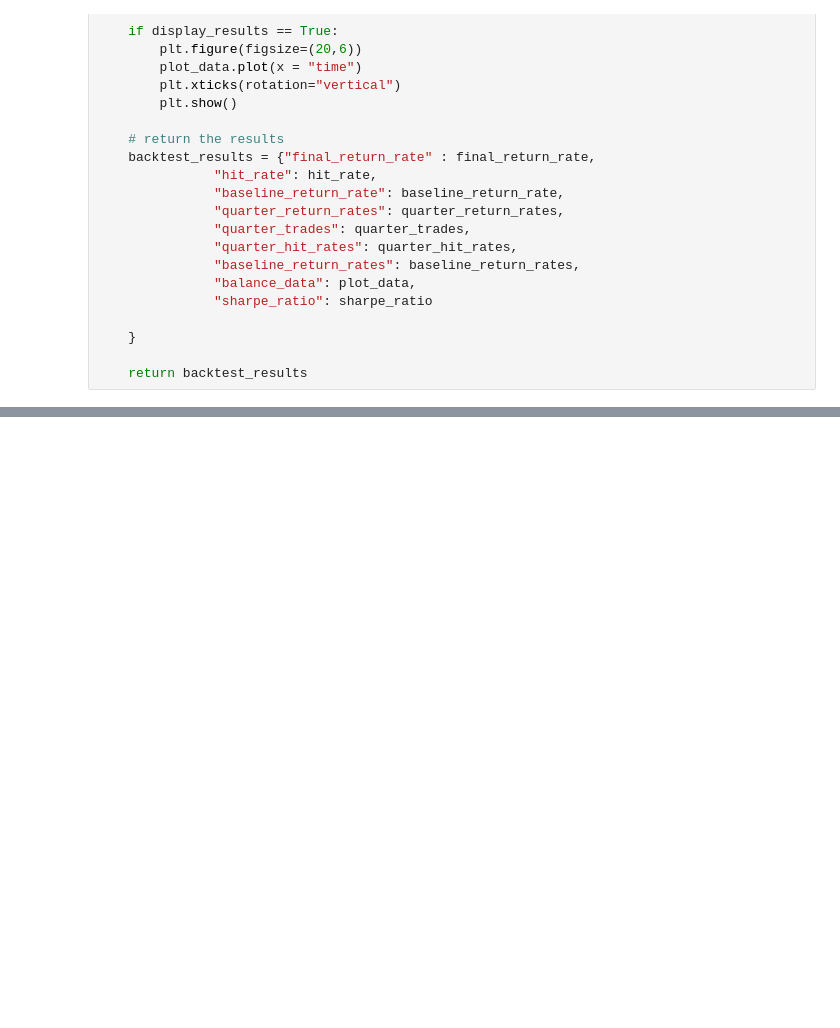
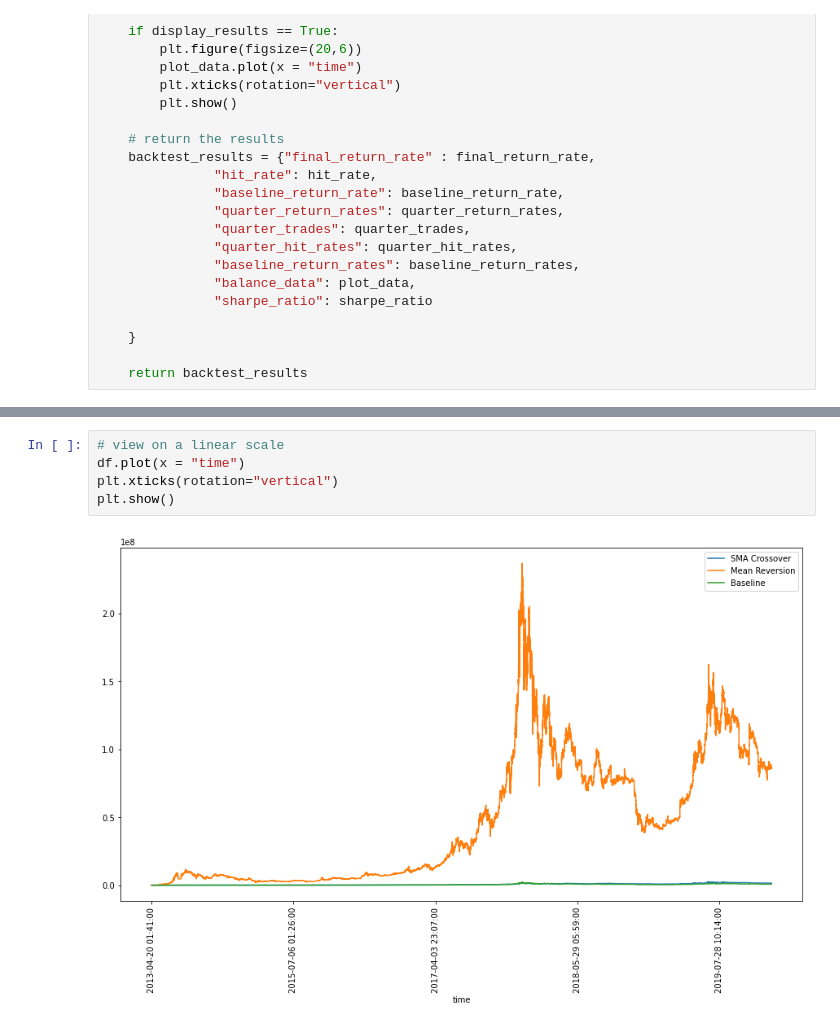
Before and after one commit to hansenrhan/crypto_backtesting, a Jupyter notebook: comparison.ipynb, the cells around one changed output, grey strips where cells are left out. Drawn from its saved outputs; the diff is of its cells as text; blank space fills up the shorter version.

```diff
--- a/comparison.ipynb
+++ b/comparison.ipynb
@@ -513,0 +516,7 @@ plt.show()
+# %%
+# view on a linear scale
+df.plot(x = "time")
+plt.xticks(rotation="vertical")
+plt.show()
+# %% [output]
+[figure, added]
```
Also changed, not shown: parts of 3 cells of this notebook, 1 other file.
